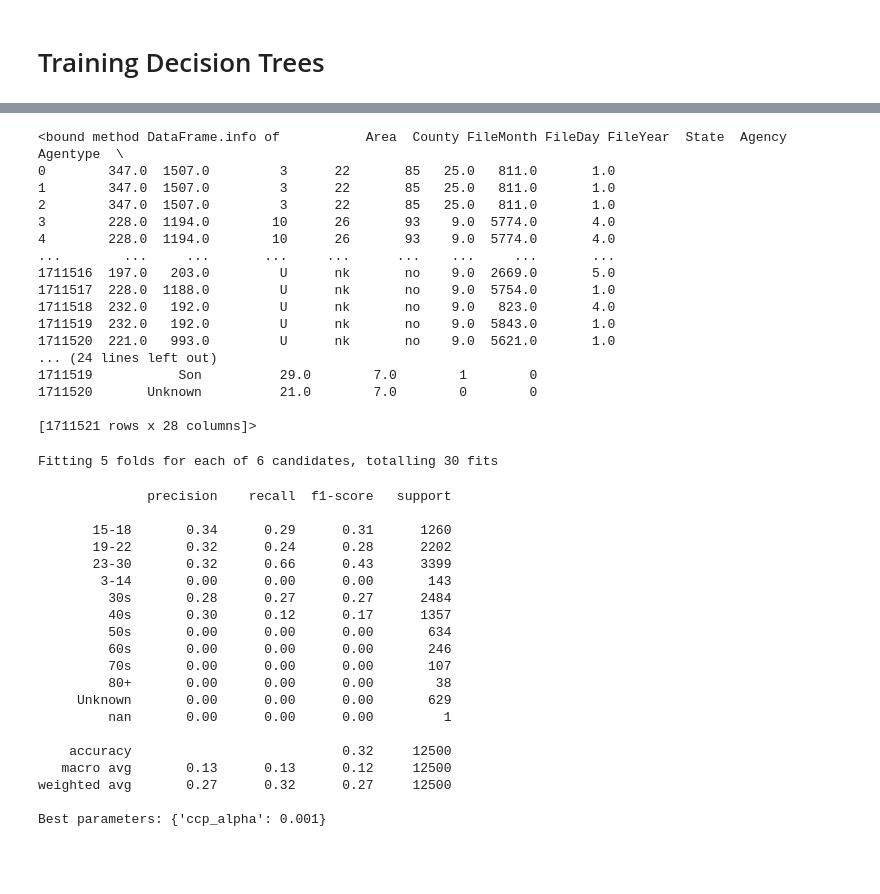
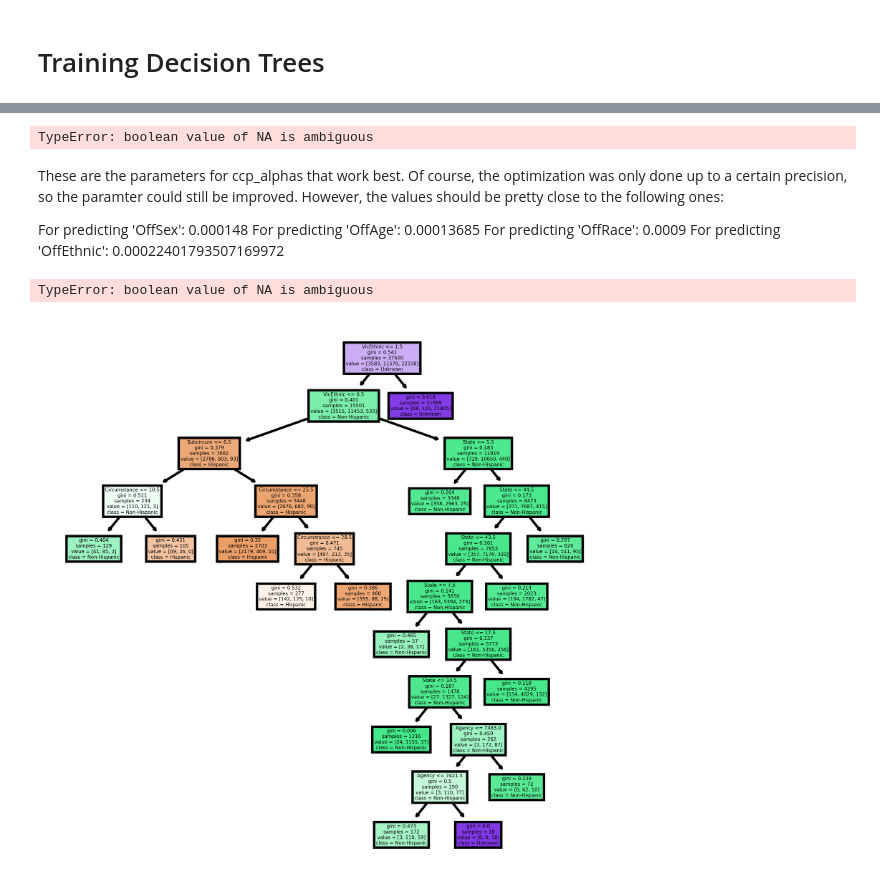
Before and after one commit to lougau92/MA1-Development-of-XAI-based-framework-to-Understand-Predict-and-Link-Homicides, a Jupyter notebook: dec_trees_single_feature.ipynb, the cells around one changed output, grey strips where cells are left out. Cells and saved outputs as stored; diff of their text form; code cells hidden in the pictures; blank space fills up the shorter version.

```diff
--- a/dec_trees_single_feature.ipynb
+++ b/dec_trees_single_feature.ipynb
@@ -47,8 +47,7 @@ input_features = ['County', 'State', 'Area', 'VicAge', 'VicSex', 'VicRace', 'Vic
 output_features = ['OffAge', 'OffSex', 'OffRace', 'OffEthnic', 'OffCount']
 non_numeric_inputs = ['County', 'State', 'Area', 'VicSex', 'VicRace', 'VicEthnic', 'Weapon', 'Subcircum', 'Agency', 'Agentype', 'Circumstance', 'Homicide']
 # %%
-raw_data = pd.read_csv('Murder_Data.zip', index_col=0, compression='zip')
+raw_data = pd.read_csv('Murder_Data.zip', index_col=0, compression='zip', low_memory=False)
 cleaned_data = clean_dataframe(raw_data)
 cleaned_data['VicAge'].replace(to_replace='Unknown', value = 999, inplace = True)
 cleaned_data['OffAge'] = bin_age(cleaned_data, 'OffAge')
-cleaned_data['OffAge'] = cleaned_data['OffAge'].astype(str)
@@ -55,26 +71,19 @@ cleaned_data['OffAge'] = cleaned_data['OffAge'].astype(str)
 # %%
 numeric_data, ordinal_encoder = to_numeric(cleaned_data, use_ordinal_encoder=True, non_numeric_features=['County', 'State', 'Area', 'VicSex', 'VicRace', 'VicEthnic', 'Weapon', 'Subcircum', 'Agency', 'Agentype', 'Circumstance', 'Homicide'])
-# %%
-train_sample, test_sample = split_stratify(numeric_data, ['OffAge', 'OffSex', 'OffRace', 'OffEthnic'], 1.0, 0.0)
-print(train_sample.info)
-# %% [output]
-<bound method DataFrame.info of           Area  County FileMonth FileDay FileYear  State  Agency  Agentype  \
-0        347.0  1507.0         3      22       85   25.0   811.0       1.0
-1        347.0  1507.0         3      22       85   25.0   811.0       1.0
-2        347.0  1507.0         3      22       85   25.0   811.0       1.0
-3        228.0  1194.0        10      26       93    9.0  5774.0       4.0
-4        228.0  1194.0        10      26       93    9.0  5774.0       4.0
-...        ...     ...       ...     ...      ...    ...     ...       ...
-1711516  197.0   203.0         U      nk       no    9.0  2669.0       5.0
-1711517  228.0  1188.0         U      nk       no    9.0  5754.0       1.0
-1711518  232.0   192.0         U      nk       no    9.0   823.0       4.0
-1711519  232.0   192.0         U      nk       no    9.0  5843.0       1.0
-1711520  221.0   993.0         U      nk       no    9.0  5621.0       1.0
-... (24 lines left out)
-1711519           Son          29.0        7.0        1        0
-1711520       Unknown          21.0        7.0        0        0
-
-[1711521 rows x 28 columns]>
+# %%
+# can't handle 'OffAge' yet
+# Interestingly, it gives the same error as the one I get when trying to train the Decision Trees later in this file
+train_sample, test_sample = split_stratify(numeric_data, ['OffAge', 'OffSex', 'OffRace', 'OffEthnic'], 0.2, 0.0)
+print(train_sample.info)
+# %% [output]
+TypeError: boolean value of NA is ambiguous
+# %% [markdown]
+These are the parameters for ccp_alphas that work best. Of course, the optimization was only done up to a certain precision, so the paramter could still be improved. However, the values should be pretty close to the following ones:
+
+For predicting 'OffSex': 0.000148
+For predicting 'OffAge': 0.00013685
+For predicting 'OffRace': 0.0009
+For predicting 'OffEthnic': 0.00022401793507169972
 # %%
 def improved_tree_analysis(X_train:pd.DataFrame, y_train:pd.DataFrame, X_test:pd.DataFrame, y_test:pd.DataFrame, criterion:str = 'gini', random_state:int = 1, num_crossval:int = 5, verbosity: int = 0):
     assert criterion in ['entropy', 'gini'], 'invalid choice of criterion. Needs to be entropy or gini.'
@@ -83,7 +92,7 @@ def improved_tree_analysis(X_train:pd.DataFrame, y_train:pd.DataFrame, X_test:pd
     # full_tree.fit(X_train,y_train)
     # ccp_alphas = full_tree.cost_complexity_pruning_path(X_train,y_train)['ccp_alphas']
 
-    ccp_alphas = [0.00001, 0.001, 0.005, 0.01, 0.05, 0.1]
+    ccp_alphas = [0.00001, 0.0001, 0.001, 0.01]
     alpha_grid_search = GridSearchCV(
                             estimator=DecisionTreeClassifier(random_state=random_state),
                             scoring=make_scorer(accuracy_score),
@@ -98,28 +107,23 @@ def improved_tree_analysis(X_train:pd.DataFrame, y_train:pd.DataFrame, X_test:pd
     print(f'Best parameters: {alpha_grid_search.best_params_}')
     return alpha_grid_search, report
 # %%
+# here the error: "TypeError: boolean value of NA is ambiguous" occurs, which I don't know how to fix.
 subset = numeric_data.sample(n=50000, random_state=random_state)
 train, test = train_test_split(subset)
-alpha_grid, report = improved_tree_analysis(train[input_features], train['OffAge'], test[input_features], test['OffAge'], verbosity=1)
+alpha_grid, report = improved_tree_analysis(train[input_features], train['OffAge'],
+                                            test[input_features], test['OffAge'], verbosity=1)
 # %% [output]
-Fitting 5 folds for each of 6 candidates, totalling 30 fits
+TypeError: boolean value of NA is ambiguous
-              precision    recall  f1-score   support
-
-       15-18       0.34      0.29      0.31      1260
-       19-22       0.32      0.24      0.28      2202
-       23-30       0.32      0.66      0.43      3399
-        3-14       0.00      0.00      0.00       143
-         30s       0.28      0.27      0.27      2484
-         40s       0.30      0.12      0.17      1357
-         50s       0.00      0.00      0.00       634
-         60s       0.00      0.00      0.00       246
-         70s       0.00      0.00      0.00       107
-         80+       0.00      0.00      0.00        38
-     Unknown       0.00      0.00      0.00       629
-         nan       0.00      0.00      0.00         1
-
-    accuracy                           0.32     12500
-   macro avg       0.13      0.13      0.12     12500
-weighted avg       0.27      0.32      0.27     12500
-
-Best parameters: {'ccp_alpha': 0.001}
+# %%
+import matplotlib.pyplot as plt
+from sklearn.tree import plot_tree
+plt.figure(figsize=(4,4), dpi=1000)
+plot_tree(
+    alpha_grid.best_estimator_,
+    feature_names=input_features,
+    class_names=['Hispanic', 'Non-Hispanic', 'Unknown'],
+    filled=True
+)
+plt.show()
+# %% [output]
+[figure, added]
```
Also changed, not shown: parts of 2 cells of this notebook, 1 other file.
